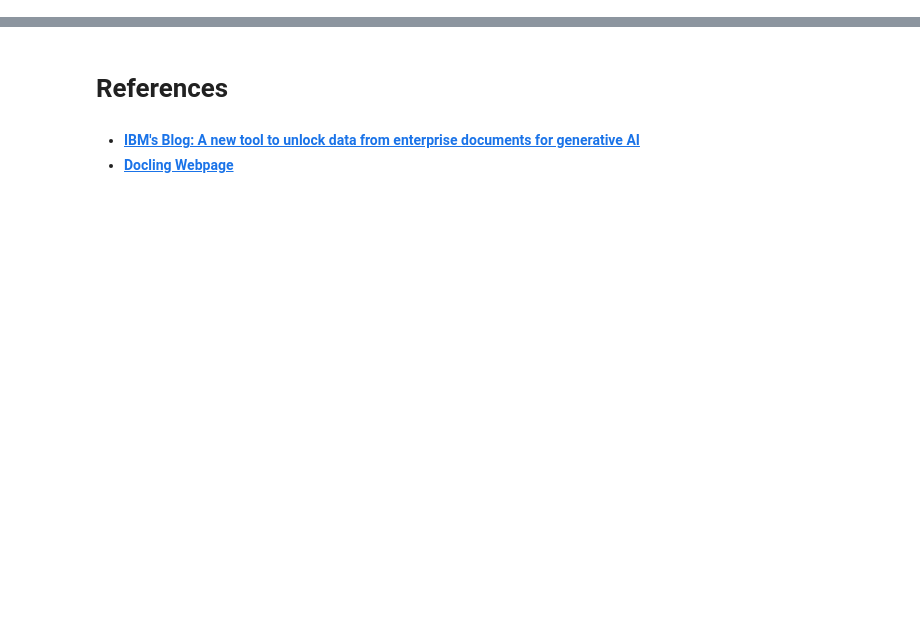
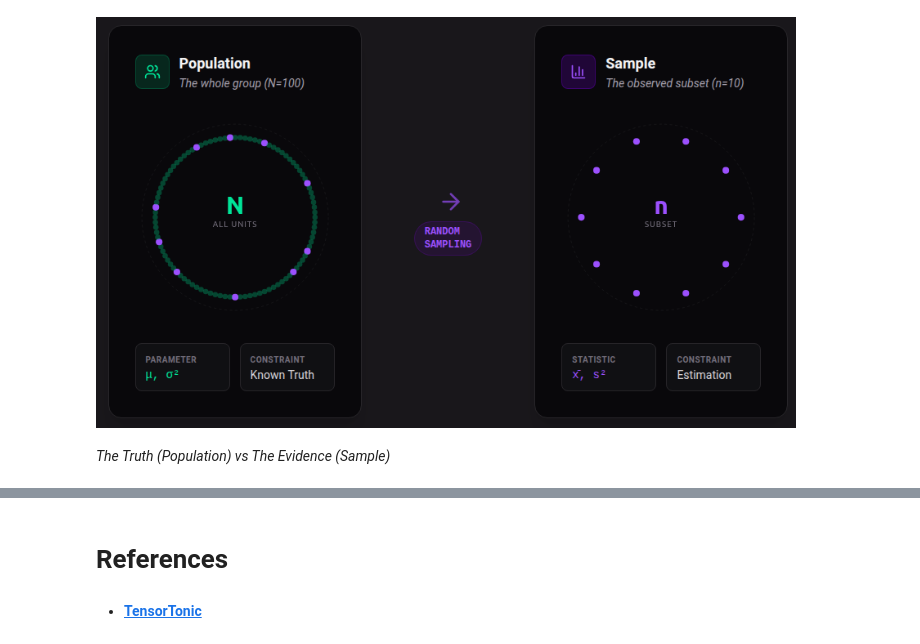
Before and after one commit to ancilcleetus/My-Learning-Journey-in-AI, a Jupyter notebook: Maths/Statistics/population_vs_sample.ipynb, the cells around one changed output, grey strips where cells are left out. Saved outputs shown, nothing was run; the diff lists cells and outputs as text; code cells hidden in the pictures; blank space fills up the shorter version.

Commit message:
Added 'Introduction' in population_vs_sample.ipynb

```diff
--- a/Maths/Statistics/population_vs_sample.ipynb
+++ b/Maths/Statistics/population_vs_sample.ipynb
@@ -26,9 +23,15 @@
+# %%
+from IPython.display import Image, display, Markdown
+display(Image(filename="data/images/population_vs_sample_01.png", width=700))
+display(Markdown("*The Truth (Population) vs The Evidence (Sample)*"))
+# %% [output]
+[figure, added]
+*The Truth (Population) vs The Evidence (Sample)*
 # %% [markdown]
 ![rainbow](https://github.com/ancilcleetus/My-Learning-Journey/assets/25684256/839c3524-2a1d-4779-85a0-83c562e1e5e5)
 # %% [markdown]
 # References
-# %% [markdown]
-- **[IBM's Blog: A new tool to unlock data from enterprise documents for generative AI](https://research.ibm.com/blog/docling-generative-AI)**
-- **[Docling Webpage](https://ds4sd.github.io/docling/)**
+# %% [markdown]
+- **[TensorTonic](https://www.tensortonic.com/)**
 # %% [markdown]
 ![rainbow](https://github.com/ancilcleetus/My-Learning-Journey/assets/25684256/839c3524-2a1d-4779-85a0-83c562e1e5e5)
```
Also changed, not shown: parts of 9 cells of this notebook, 1 other file.
